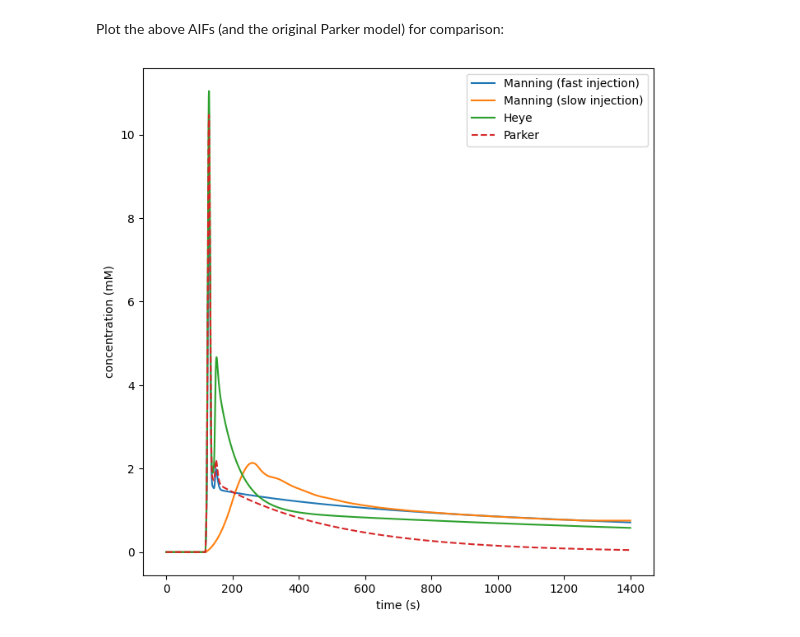
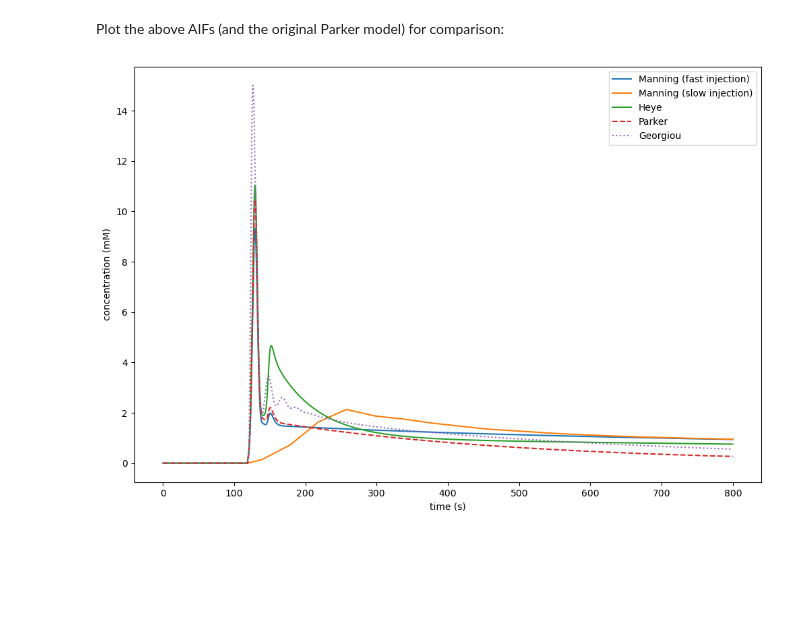
Before and after one commit to mjt320/SEPAL, a Jupyter notebook: demo/demo_aif_module.ipynb, the cells around one changed output. Cells and saved outputs as stored; diff of their text form; code cells hidden in the pictures; blank space fills up the shorter version.

Commit message:
add Georgiou AIF

```diff
--- a/demo/demo_aif_module.ipynb
+++ b/demo/demo_aif_module.ipynb
@@ -73,15 +88,17 @@ heye_aif = aifs.Heye(hct=0.45, t_start=3*39.62)
 Plot the above AIFs (and the original Parker model) for comparison:
 # %%
 parker_aif = aifs.Parker(hct=0.42, t_start=3*39.62)
-t = np.arange(0, 1400, 0.1)
+georgiou_aif = aifs.Georgiou(hct=0.42, t_start=3*39.62)
+t = np.arange(0, 800, 0.1)
 
-plt.figure(0, figsize=(8,8))
+plt.figure(0, figsize=(12,8))
 plt.plot(t, manning_fast_aif.c_ap(t), label='Manning (fast injection)')
 plt.plot(t, manning_slow_aif.c_ap(t), label='Manning (slow injection)')
 plt.plot(t, heye_aif.c_ap(t), label='Heye')
 plt.plot(t, parker_aif.c_ap(t), '--', label='Parker')
+plt.plot(t, georgiou_aif.c_ap(t), ':', label='Georgiou')
 plt.legend()
 plt.xlabel('time (s)')
 plt.ylabel('concentration (mM)');
 # %% [output]
-[figure, old version]
+[figure, new version]
```
Also changed, not shown: parts of 5 cells of this notebook, 3 other files.
